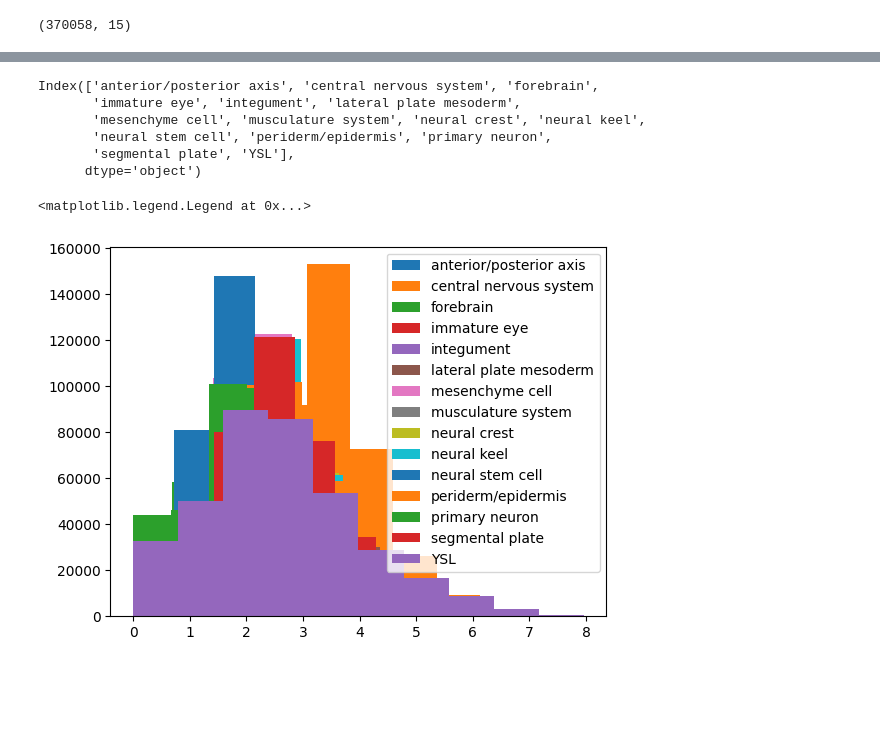
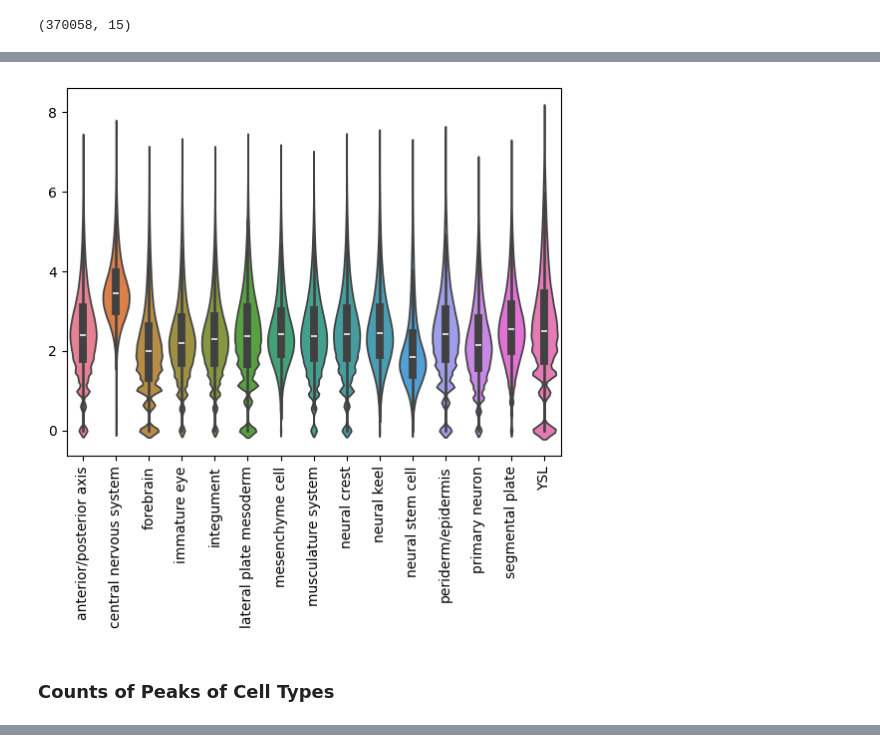
Before and after one commit to victornemenike/neural-crest-deep-learning, a Jupyter notebook: notebooks/atac_seq_analysis.ipynb, the cells around one changed output, grey strips where cells are left out. Saved outputs shown, nothing was run; the diff lists cells and outputs as text; code cells hidden in the pictures; blank space fills up the shorter version.

Commit message:
completed analysis on ATAC seq peaks

```diff
--- a/notebooks/atac_seq_analysis.ipynb
+++ b/notebooks/atac_seq_analysis.ipynb
@@ -3,3 +9,3 @@ import pandas as pd
 # %%
-data = pd.read_csv("../data/psd.bulk.zfish_atac.10hpf.lg1x.csv")
+peaks = pd.read_csv("../data/psd.bulk.zfish_atac.10hpf.lg1x.csv")
 # %%
@@ -30 +62,9 @@ data.shape
+# %%
+sns.violinplot(peaks)
+plt.xticks(rotation = 90)
+plt.show()
+# %% [output]
+[figure, added]
+# %% [markdown]
+### Counts of Peaks of Cell Types
 # %%
@@ -39,23 +79,3 @@ data.describe()
 | 50% | 2.395626 | 3.441339 | 1.984860 | 2.197871 | 2.300787 | 2.354598 | ... |
 | 75% | 3.081055 | 3.965430 | 2.606833 | 2.833898 | 2.860317 | 3.099481 | ... |
 | max | 7.277513 | 7.664428 | 6.962817 | 7.172454 | 6.985725 | 7.268406 | ... |
-# %%
-data.columns
-# %% [output]
-Index(['anterior/posterior axis', 'central nervous system', 'forebrain',
-       'immature eye', 'integument', 'lateral plate mesoderm',
-       'mesenchyme cell', 'musculature system', 'neural crest', 'neural keel',
-       'neural stem cell', 'periderm/epidermis', 'primary neuron',
-       'segmental plate', 'YSL'],
-      dtype='object')
-# %%
-import matplotlib.pyplot as plt
-import seaborn as sns
-
-for cell_type in data.columns:
-    plt.hist(data[cell_type], label = cell_type)
-
-plt.legend()
-# %% [output]
-<matplotlib.legend.Legend at 0x...>
-[figure, removed]
```
Also changed, not shown: parts of 28 cells of this notebook.
